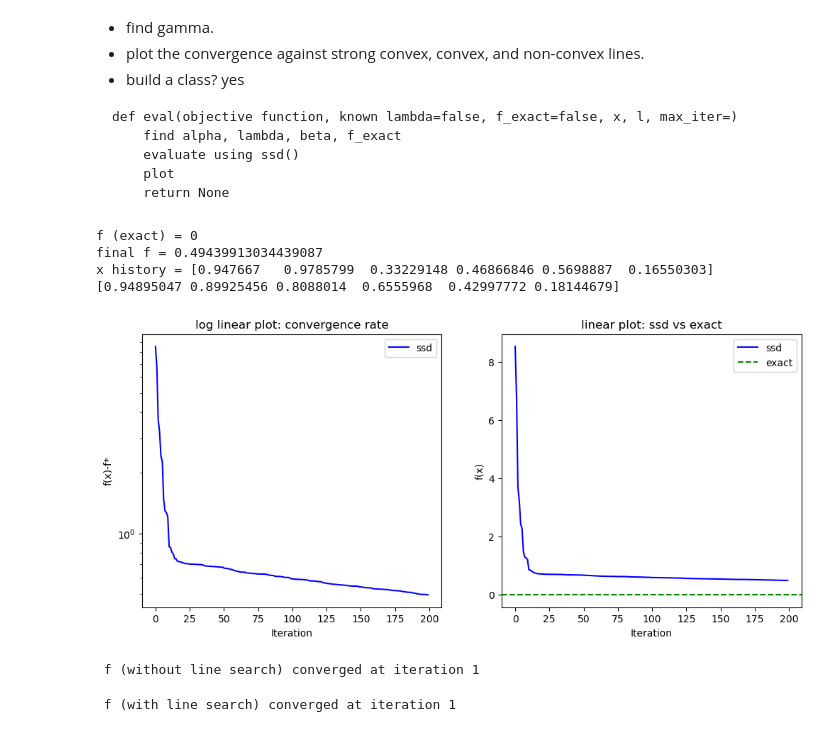
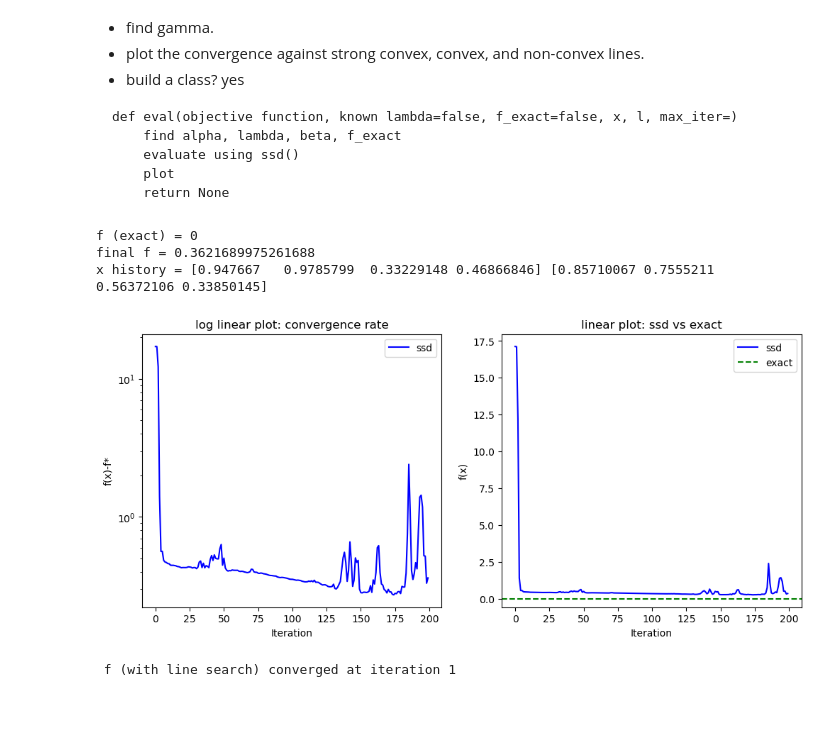
Before and after one commit to rileywuisme/Derivative-Free-Optimization-methods, a Jupyter notebook: SSD.ipynb, the cells around one changed output. Saved outputs shown, nothing was run; the diff lists cells and outputs as text; code cells hidden in the pictures.

```diff
--- a/SSD.ipynb
+++ b/SSD.ipynb
@@ -221,38 +221,39 @@ def eval(ObjFnc, x, l, lam=None, sol_np=None, conv='', gamma=None):
 
     return None
 
 '''testing'''
 key = jax.random.PRNGKey(0)
-x = jax.random.uniform(key, shape=(6))
+x = jax.random.uniform(key, shape=(4))
 
 # # evaluate quadratic
 # key = jax.random.PRNGKey(0)
 # A = np.random.randn(4,4)
 # A = A@A.T + 0.1 * np.eye(4)#A needs to be positive definite
 # print(A)
 # b = np.array([2, 4, 1, 3])
 # quad = lambda x: (0.5) * x.T @ A @ x - b.T @ x
 # eval(quad, x, 2, lam = linalg.norm(A, ord=2), conv = "strong convex")
 
 #non-convex function: Rosenbrock. Need to look into non-convex function convergence.
 rosen = lambda x: sum(100*(x[i+1] - x[i]**2)**2 + (1 - x[i])**2
                   for i in range(len(x)-1))
 eval(rosen, x, 2, sol_np=np.array(0))
 
 # # convex function: sphere
 # sphere = lambda x: sum(x[i]**2 for i in range(len(x)-1))
 # #find lambda and gamma by hand
 # eval(sphere, x, 2, lam=2, gamma=2, sol_np=np.array(0), conv="convex")
 
 # #ackley function: non-convex
+# x = jnp.array([0.3, 0.3])
 # ackley = lambda x: -20 * jnp.exp(-0.2 * jnp.sqrt(np.mean(x**2))) - jnp.exp(np.mean(jnp.cos(2 * np.pi * x))) + 20 + jnp.e
 # eval(ackley, x, 2, sol_np=np.array(0), conv="nonconvex")
-#ackley function seems to be stuck in the local min and doesn't converge to global min, is that to be expected or not?
+# #ackley function seems to be stuck in the local min and doesn't converge to global min, is that to be expected or not?
 # %% [output]
 f (exact) = 0
-final f = 0.49439913034439087
-x history = [0.947667   0.9785799  0.33229148 0.46866846 0.5698887  0.16550303] [0.94895047 0.89925456 0.8088014  0.6555968  0.42997772 0.18144679]
+final f = 0.3621689975261688
+x history = [0.947667   0.9785799  0.33229148 0.46866846] [0.85710067 0.7555211  0.56372106 0.33850145]
-[figure, old version]
+[figure, new version]
 # %%
 #newton's method w/o line search: alpha = 1
 def newton(x0, f, max_iter=100, tol=1e-6):
@@ -271,10 +272,6 @@ def newton(x0, f, max_iter=100, tol=1e-6):
         x = x + p
         fx.append(f(x))
     return fx
-
-result_n = newton(np.random.rand(4).tolist(), f)
-# %% [output]
- f (without line search) converged at iteration 1
 # %%
 #newton's method with line search:
 def newton_ls(x0, f, max_iter=100, tol=1e-6):
```
Also changed, not shown: parts of 1 cell of this notebook, 1 other file.
